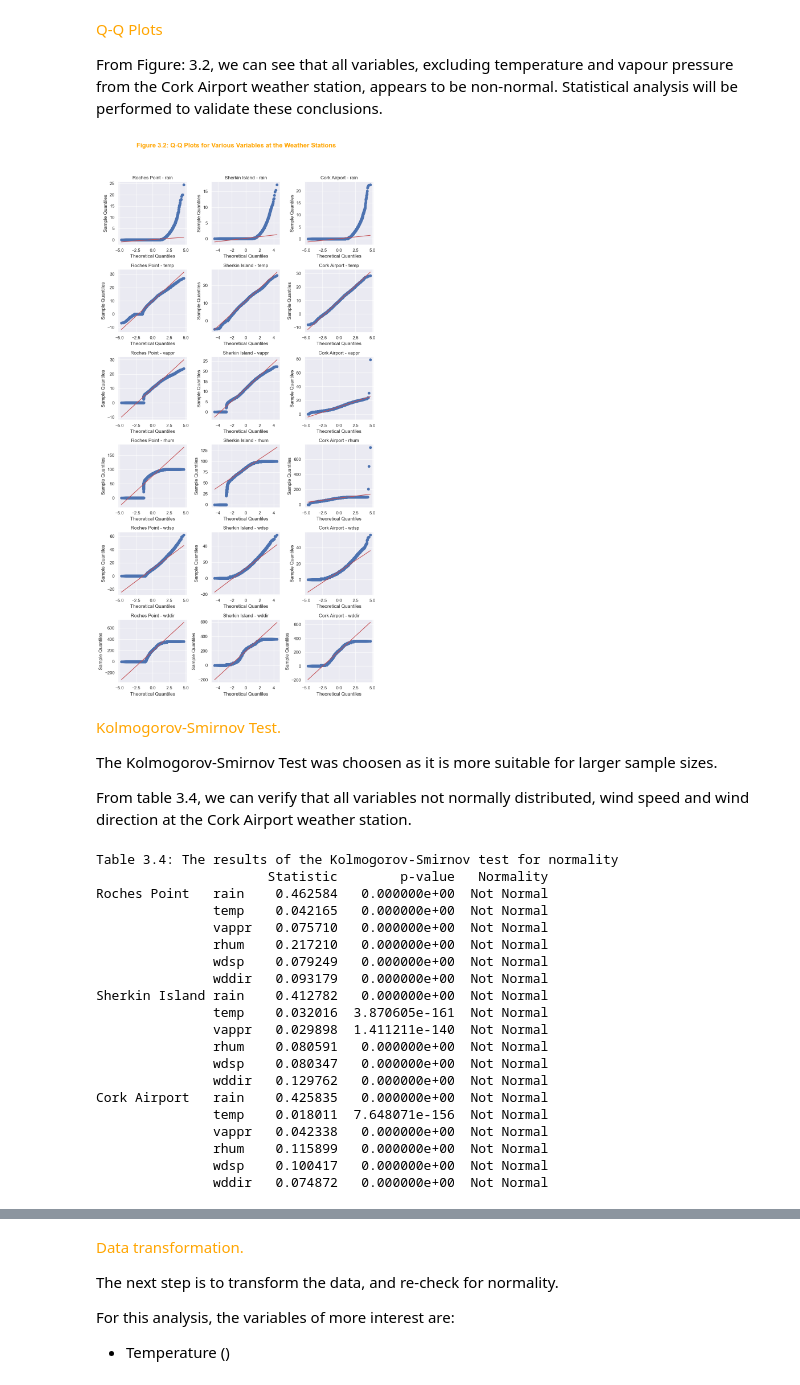
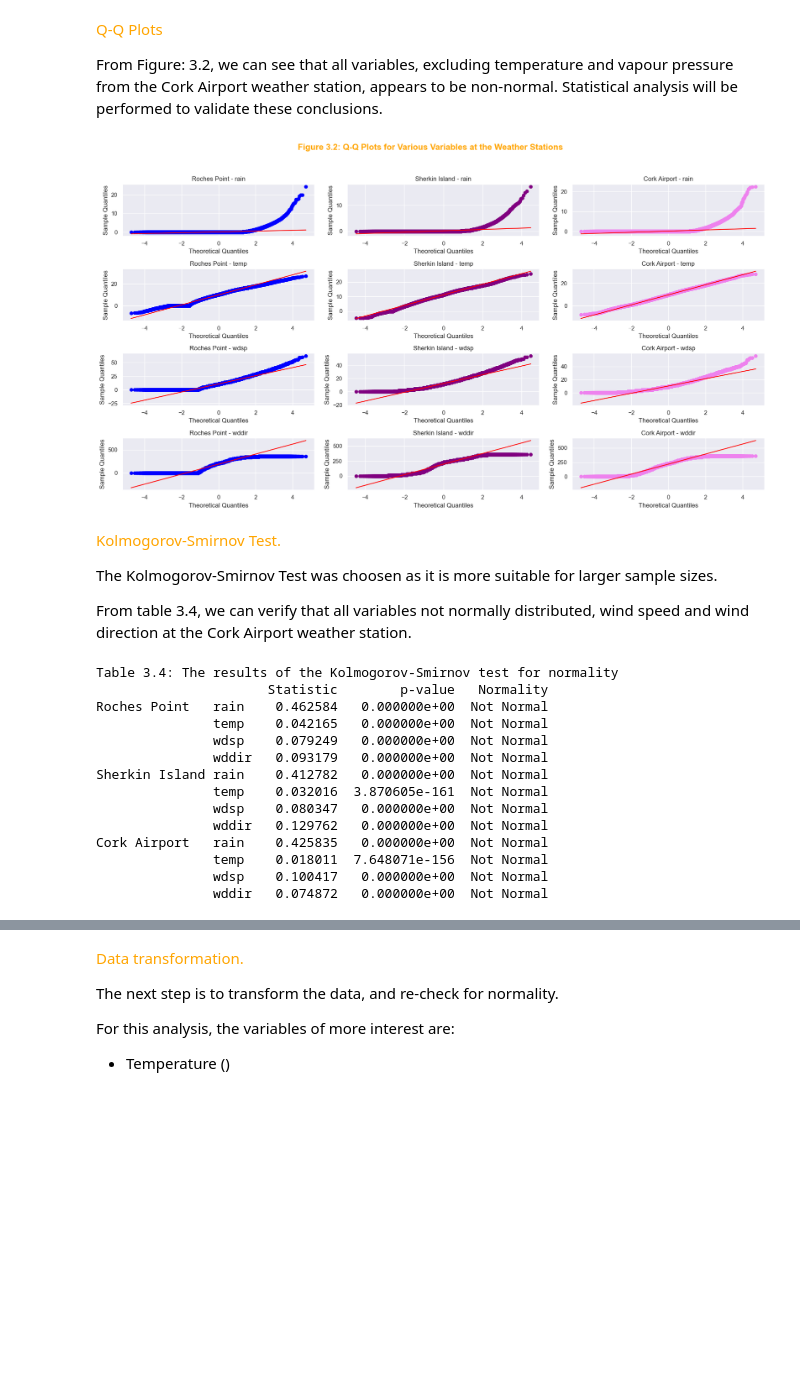
Before and after one commit to Laura6826/PFDA-project, a Jupyter notebook: wind_project.ipynb, the cells around one changed output, grey strips where cells are left out. Drawn from its saved outputs; the diff is of its cells as text; code cells hidden in the pictures; blank space fills up the shorter version.

Commit message:
Reducing the number of variables

```diff
--- a/wind_project.ipynb
+++ b/wind_project.ipynb
@@ -97,6 +97,11 @@ dfs['source'] = 'sherkin'
 # Read the third CSV file and add a new column to indicate the source file
 dfca = pd.read_csv('data/cork_airport.csv', header=0, skiprows=23, low_memory=False)
 dfca['source'] = 'cork_airport'
+# %%
+# Drop the columns that are not needed, ie Vapour pressure and relative humidity.
+dfrp = dfrp.drop(columns=['vappr', 'rhum'])
+dfs = dfs.drop(columns=['vappr', 'rhum'])
+dfca = dfca.drop(columns=['vappr', 'rhum'])
 # %% [markdown]
 ## <span style="color:orange"> **3. Results** <span>
 ***
@@ -185,24 +186,18 @@ source       object         object       object
 # Roches Point weather station
 dfrp['rain'] = pd.to_numeric(dfrp['rain'], errors='coerce')
 dfrp['temp'] = pd.to_numeric(dfrp['temp'], errors='coerce')
-dfrp['vappr'] = pd.to_numeric(dfrp['vappr'], errors='coerce')
-dfrp['rhum'] = pd.to_numeric(dfrp['rhum'], errors='coerce')
 dfrp['wdsp'] = pd.to_numeric(dfrp['wdsp'], errors='coerce')
 dfrp['wddir'] = pd.to_numeric(dfrp['wddir'], errors='coerce')
 
 # Sherkin Islandweather station
 dfs['rain'] = pd.to_numeric(dfs['rain'], errors='coerce')
 dfs['temp'] = pd.to_numeric(dfs['temp'], errors='coerce')
-dfs['vappr'] = pd.to_numeric(dfs['vappr'], errors='coerce')
-dfs['rhum'] = pd.to_numeric(dfs['rhum'], errors='coerce')
 dfs['wdsp'] = pd.to_numeric(dfs['wdsp'], errors='coerce')
 dfs['wddir'] = pd.to_numeric(dfs['wddir'], errors='coerce')
 
 # Cork Airport weather station
 dfca['rain'] = pd.to_numeric(dfca['rain'], errors='coerce')
 dfca['temp'] = pd.to_numeric(dfca['temp'], errors='coerce')
-dfca['vappr'] = pd.to_numeric(dfca['vappr'], errors='coerce')
-dfca['rhum'] = pd.to_numeric(dfca['rhum'], errors='coerce')
 dfca['wdsp'] = pd.to_numeric(dfca['wdsp'], errors='coerce')
 dfca['wddir'] = pd.to_numeric(dfca['wddir'], errors='coerce')
 
@@ -372,31 +349,35 @@ From Figure: 3.2, we can see that all variables, excluding temperature and vapou
 # %%
 # Generating Q-Q Plots for the variables from the weather stations, to assess normality.
 # Set the theme for the plots
 sns.set_theme(style="darkgrid")
-
-# Create subplots
-fig, axs = plt.subplots(6, 3, figsize=(10, 20))
+fig, axs = plt.subplots(4, 3, figsize=(18, 10))
 
 # List of variables
-variables = ['rain', 'temp', 'vappr', 'rhum', 'wdsp', 'wddir']
+variables = ['rain', 'temp', 'wdsp', 'wddir']
 dataframes = {'Roches Point': dfrp, 'Sherkin Island': dfs, 'Cork Airport': dfca}
+
+# Colors for the plots
+colors = ['blue', 'purple', 'violet']
 
 # Plot Q-Q plots for each variable in each DataFrame
 for i, var in enumerate(variables):
     for j, (name, df) in enumerate(dataframes.items()):
-        stats.probplot(df[var], dist="norm", plot=axs[i, j])
-        axs[i, j].set_title(f'{name} - {var}')
-        axs[i, j].set_xlabel('Theoretical Quantiles')
-        axs[i, j].set_ylabel('Sample Quantiles')
+        ax = axs[i, j]
+        res = stats.probplot(df[var], dist="norm", plot=ax)
+        ax.get_lines()[0].set_color(colors[j])  # Set color for the data points
+        ax.get_lines()[1].set_color('red')  # Set color for the fit line
+        ax.set_title(f'{name} - {var}')
+        ax.set_xlabel('Theoretical Quantiles')
+        ax.set_ylabel('Sample Quantiles')
 
 # Add an overall title to the figure
-fig.suptitle('Figure 3.2: Q-Q Plots for Various Variables at the Weather Stations', fontsize=16, fontweight='bold', color= 'orange')
+fig.suptitle('Figure 3.2: Q-Q Plots for Various Variables at the Weather Stations', fontsize=16, fontweight='bold', color='orange')
 
 # Show the plot
 plt.tight_layout(rect=[0, 0, 1, 0.95])
 plt.show()
 # %% [output]
-[figure, old version]
+[figure, new version]
 # %% [markdown]
 <span style="color:orange"> Kolmogorov-Smirnov Test.<span>
 
@@ -411,7 +392,7 @@ def ks_test(df, column, alpha=0.05):
     return ks_stat, ks_p, 'Normal' if is_normal else 'Not Normal'
 
 # List of columns to test
-columns_to_test = ['rain', 'temp', 'vappr', 'rhum', 'wdsp', 'wddir']
+columns_to_test = ['rain', 'temp', 'wdsp', 'wddir']
 
 # DataFrames dictionary
 dataframes = {'Roches Point': dfrp, 'Sherkin Island': dfs, 'Cork Airport': dfca}
@@ -439,20 +420,14 @@ Table 3.4: The results of the Kolmogorov-Smirnov test for normality
                       Statistic        p-value   Normality
 Roches Point   rain    0.462584   0.000000e+00  Not Normal
                temp    0.042165   0.000000e+00  Not Normal
-               vappr   0.075710   0.000000e+00  Not Normal
-               rhum    0.217210   0.000000e+00  Not Normal
                wdsp    0.079249   0.000000e+00  Not Normal
                wddir   0.093179   0.000000e+00  Not Normal
 Sherkin Island rain    0.412782   0.000000e+00  Not Normal
                temp    0.032016  3.870605e-161  Not Normal
-               vappr   0.029898  1.411211e-140  Not Normal
-               rhum    0.080591   0.000000e+00  Not Normal
                wdsp    0.080347   0.000000e+00  Not Normal
                wddir   0.129762   0.000000e+00  Not Normal
 Cork Airport   rain    0.425835   0.000000e+00  Not Normal
                temp    0.018011  7.648071e-156  Not Normal
-               vappr   0.042338   0.000000e+00  Not Normal
-               rhum    0.115899   0.000000e+00  Not Normal
                wdsp    0.100417   0.000000e+00  Not Normal
                wddir   0.074872   0.000000e+00  Not Normal
 # %% [markdown]
```
Also changed, not shown: parts of 27 cells of this notebook, 2 other files.
